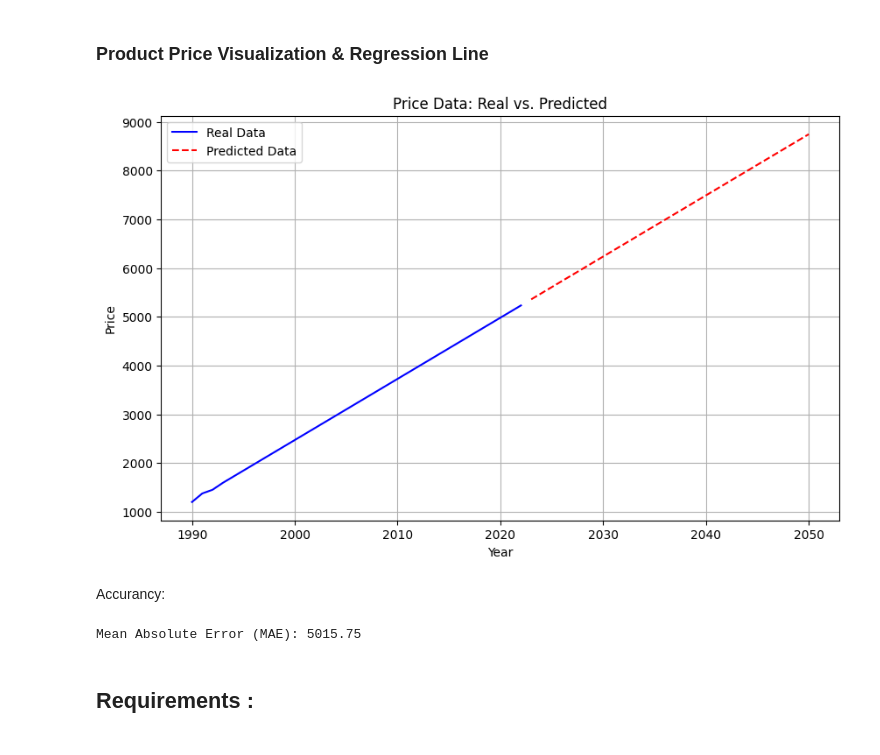
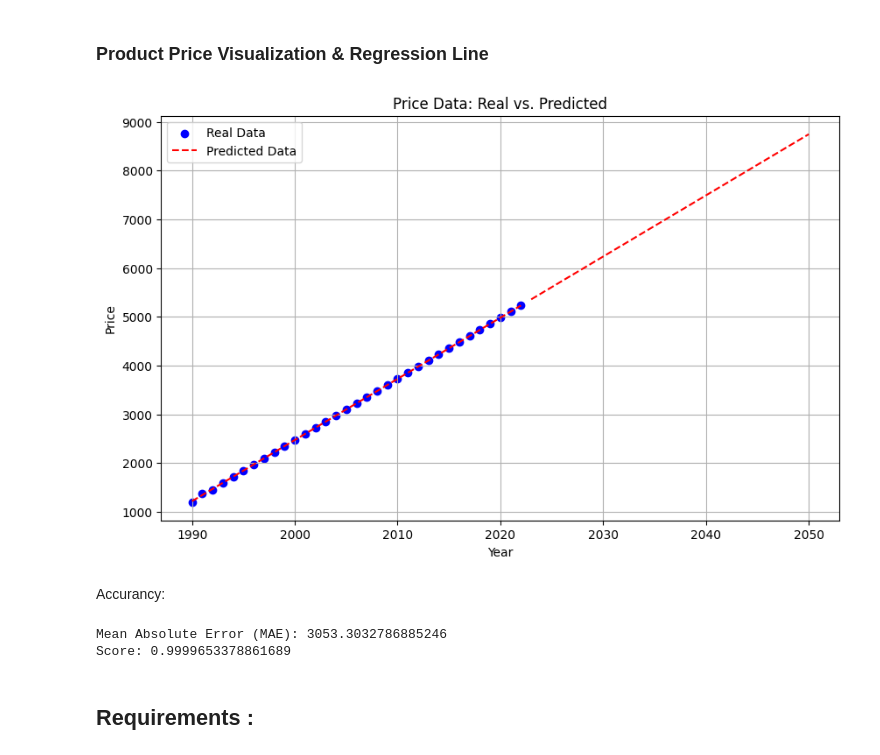
Before and after one commit to PhantomGXx/BestEngEcoTeam-PythonProject, a Jupyter notebook: EE-PROJECT-BEET.ipynb, the cells around one changed output. Cells and saved outputs as stored; diff of their text form; code cells hidden in the pictures.

```diff
--- a/EE-PROJECT-BEET.ipynb
+++ b/EE-PROJECT-BEET.ipynb
@@ -205,7 +235,24 @@ A regression model with the new data will be used to predict demand to the year
 
 A simple linear regression method will be used to show the price of the final product all the way to the year 2050, by using the previous data of the Product's Prices from the year 1990 to 2022.
 # %%
-future_df_3 , f_3 = RegressionModel('price')
+INPUT='price'
+X = DATA['Years']
+X = X.values.reshape(-1, 1)
+Y_3 = DATA[INPUT]
+
+model = lm.LinearRegression()
+model.fit(X,Y_3)
+s = model.score(X,Y_3)
+
+future_predictions_3 = model.predict(future_years)
+future_predictions_3 = [round(num,2) for num in future_predictions_3]
+
+y = list(Y_3)
+f_3 = list(future_predictions_3)
+PREDICTED_LIST = y + f_3
+
+future_df_3 = pd.DataFrame({'Year': years.flatten(), 'Predicted_Data': PREDICTED_LIST})
+
 future_df_3
 # %% [output]
 |  | Year | Predicted_Data |
@@ -225,23 +272,26 @@ future_df_3
 ### Product Price Visualization & Regression Line
 # %%
 mplt.figure(figsize=(10, 6))
-mplt.plot(DATA['Years'], DATA['price'], label='Real Data', color='blue')
-mplt.plot(future_years, f_1, label='Predicted Data', color='red', linestyle='--')
+mplt.scatter(DATA['Years'], DATA[INPUT], label='Real Data', color='blue')
+mplt.plot(future_years, f_3, label='Predicted Data', color='red', linestyle='--')
+mplt.plot(present_years,model.predict(present_years),color='red',linestyle='--')
 mplt.xlabel('Year')
 mplt.ylabel('Price')
 mplt.title('Price Data: Real vs. Predicted')
 mplt.legend()
 mplt.grid(True)
 mplt.show()
 # %% [output]
-[figure, old version]
+[figure, new version]
 # %% [markdown]
 Accurancy:
 # %%
-mae_3 = sm.mean_absolute_error(future_years,f_3)
-print('Mean Absolute Error (MAE):', mae_3)
+mae = sm.mean_absolute_error(years,future_df_3['Predicted_Data'])
+print('Mean Absolute Error (MAE):', mae)
+print("Score:",s)
 # %% [output]
-Mean Absolute Error (MAE): 5015.75
+Mean Absolute Error (MAE): 3053.3032786885246
+Score: 0.9999653378861689
 # %% [markdown]
 ## Requirements :
 # %% [markdown]
```
Also changed, not shown: parts of 5 cells of this notebook.
